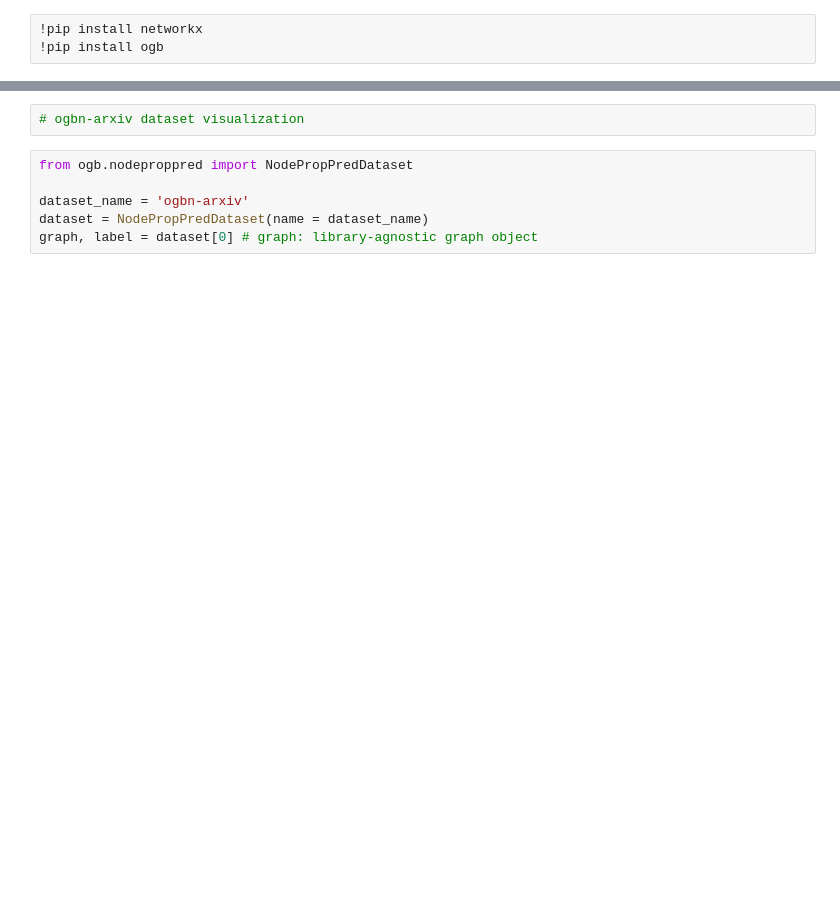
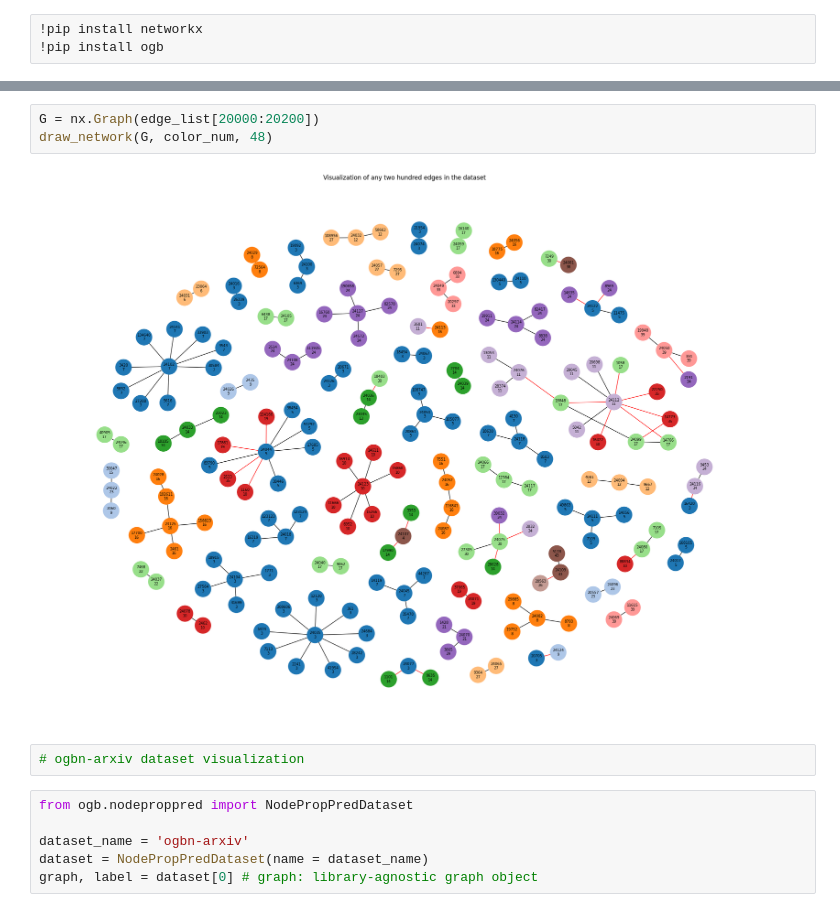
Before and after one commit to SiruiHe/Paper-Classification-using-GNNs, a Jupyter notebook: visualization/network.ipynb, the cells around one changed output, grey strips where cells are left out. Drawn from its saved outputs; the diff is of its cells as text; blank space fills up the shorter version.

```diff
--- a/visualization/network.ipynb
+++ b/visualization/network.ipynb
@@ -64,3 +122,8 @@ Text(0.5, 1.0, 'Graph Visualization')
+# %%
+G = nx.Graph(edge_list[20000:20200])
+draw_network(G, color_num, 48)
+# %% [output]
+[figure, added]
 # %%
 # ogbn-arxiv dataset visualization
 # %%
```
Also changed, not shown: parts of 12 cells of this notebook, 1 other file.
